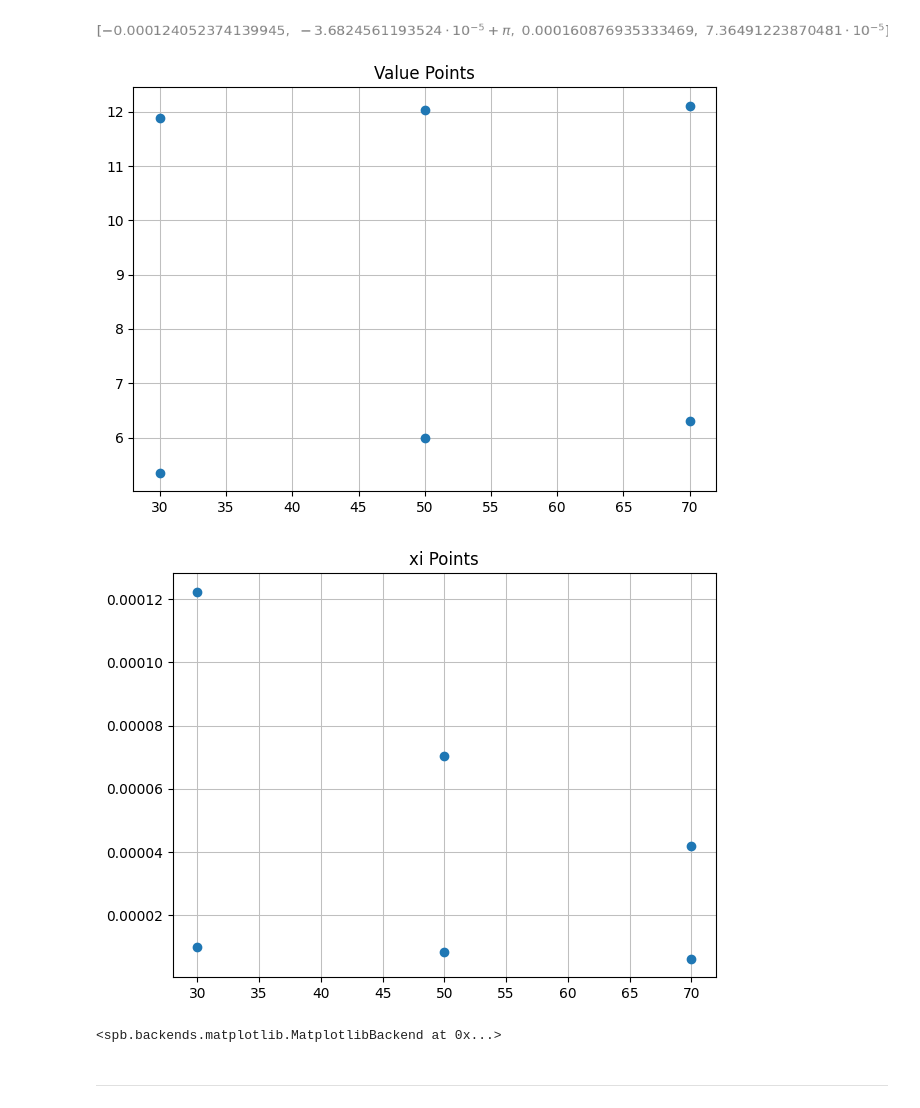
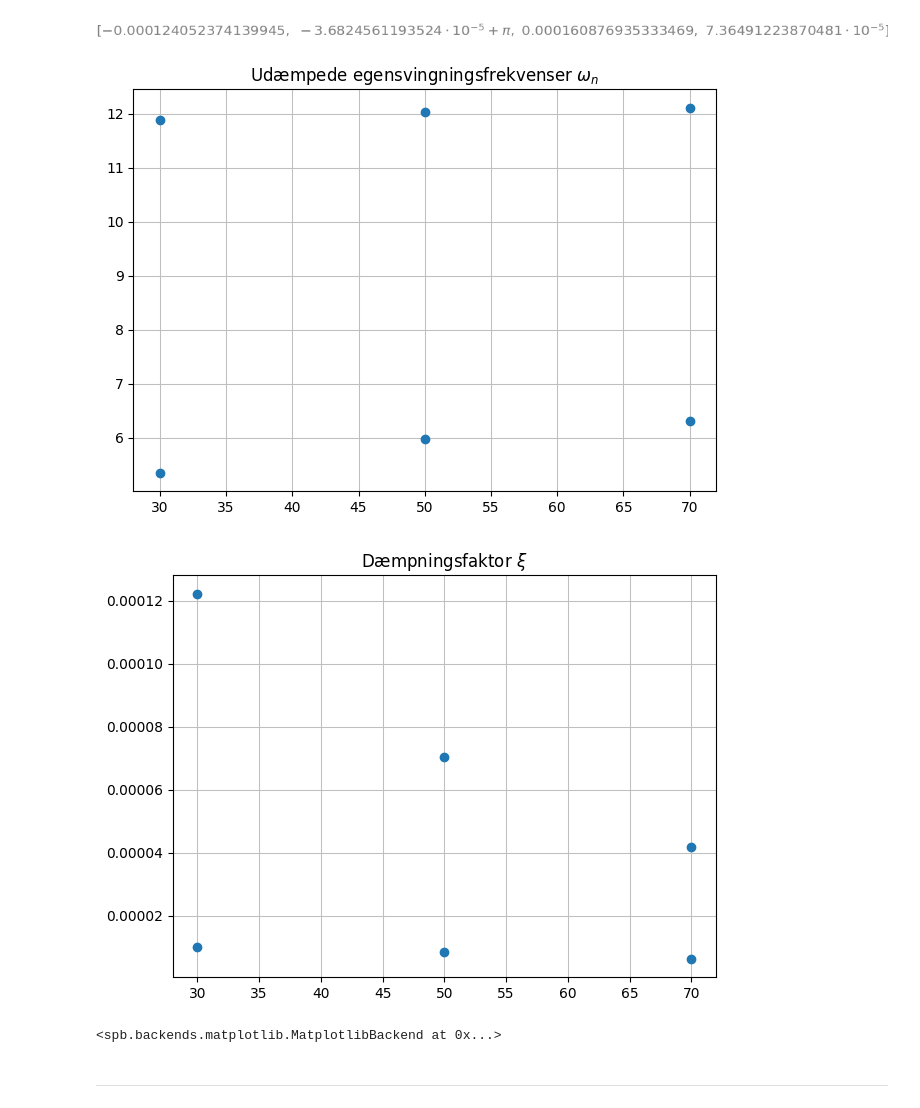
Before and after one commit to Apros7/Mat1Project, a Jupyter notebook: Opgave 4.7+4.8.ipynb, the cells around one changed output. Saved outputs shown, nothing was run; the diff lists cells and outputs as text; code cells hidden in the pictures.

```diff
--- a/Opgave 4.7+4.8.ipynb
+++ b/Opgave 4.7+4.8.ipynb
@@ -111,36 +111,35 @@ arguments30
 # %%
 def make_points(number, values):
     points = []
     for i in range(len(values)):
         points.append((number, abs(values[i])))
     return points
 
 valuePoints30 = make_points(30, values30)
 valuePoints50 = make_points(50, values50)
 valuePoints70 = make_points(70, values70)
 
 xiPoints30 = make_points(30, xi30)
 xiPoints50 = make_points(50, xi50)
 xiPoints70 = make_points(70, xi70)
 
 valuePoints = [valuePoints30, valuePoints50, valuePoints70]
 # omskrivning til frekvens ved at dividere med 2*pi
 points = [[val[0], val[1]/(2*pi)] for lst in valuePoints for val in lst]
 x = [val[0] for val in points]
 y = [val[1] for val in points]
 
-dtuplot.scatter(x,y, title="Value Points")
+dtuplot.scatter(x,y, title="Udæmpede egensvingningsfrekvenser $\omega_n$")
 
 xiPoints = [xiPoints30, xiPoints50, xiPoints70]
 points = [[val[0], val[1]] for lst in xiPoints for val in lst]
 x = [val[0] for val in points]
 y = [val[1] for val in points]
 
-xi_symbol = symbols("xi")
-dtuplot.scatter(x,y, title=f"{xi_symbol} Points")
+dtuplot.scatter(x,y, title=f"Dæmpningsfaktor $\\xi$")
 # %% [output]
-[figure, old version]
+[figure, new version]
-[figure, old version]
+[figure, new version]
 <spb.backends.matplotlib.MatplotlibBackend at 0x...>
 # %% [markdown]
 ---
```
